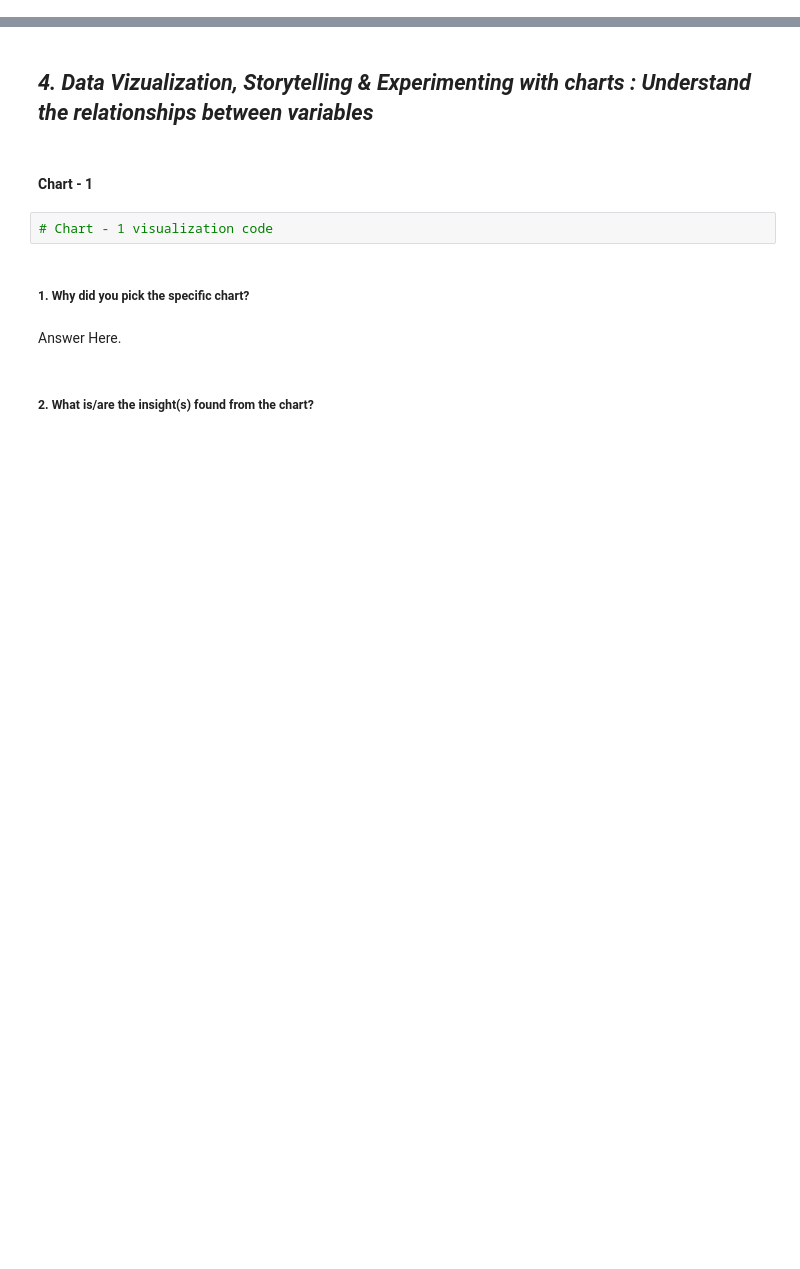
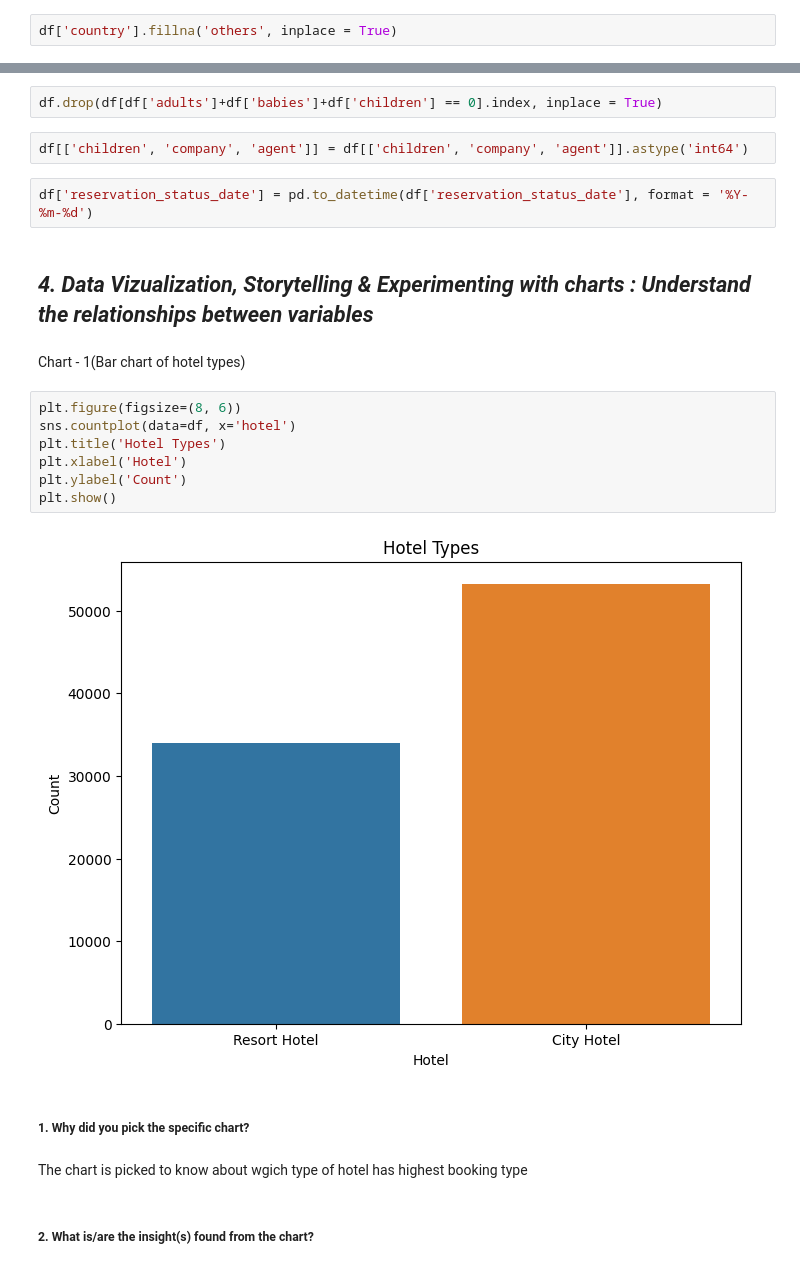
Before and after one commit to aditya52521/Hotel_Booking_Aanalysis, a Jupyter notebook: Hotel_Booking_Analysis.ipynb, the cells around one changed output, grey strips where cells are left out. Saved outputs shown, nothing was run; the diff lists cells and outputs as text; blank space fills up the shorter version.

```diff
--- a/Hotel_Booking_Analysis.ipynb
+++ b/Hotel_Booking_Analysis.ipynb
@@ -164,0 +239,2 @@ Answer Here.
+# %%
+df['country'].fillna('others', inplace = True)
@@ -165,12 +255,25 @@ Answer Here.
+# %%
+df.drop(df[df['adults']+df['babies']+df['children'] == 0].index, inplace = True)
+# %%
+df[['children', 'company', 'agent']] = df[['children', 'company', 'agent']].astype('int64')
+# %%
+df['reservation_status_date'] = pd.to_datetime(df['reservation_status_date'], format = '%Y-%m-%d')
 # %% [markdown]
 ## ***4. Data Vizualization, Storytelling & Experimenting with charts : Understand the relationships between variables***
 # %% [markdown]
-#### Chart - 1
+ Chart - 1(Bar chart of hotel types)
-# %%
-# Chart - 1 visualization code
+# %%
+plt.figure(figsize=(8, 6))
+sns.countplot(data=df, x='hotel')
+plt.title('Hotel Types')
+plt.xlabel('Hotel')
+plt.ylabel('Count')
+plt.show()
+# %% [output]
+[figure, added]
 # %% [markdown]
 ##### 1. Why did you pick the specific chart?
-# %% [markdown]
-Answer Here.
+# %% [markdown]
+The chart is picked to know about wgich type of hotel has highest booking type
 # %% [markdown]
 ##### 2. What is/are the insight(s) found from the chart?
```
Also changed, not shown: parts of 118 cells of this notebook.
